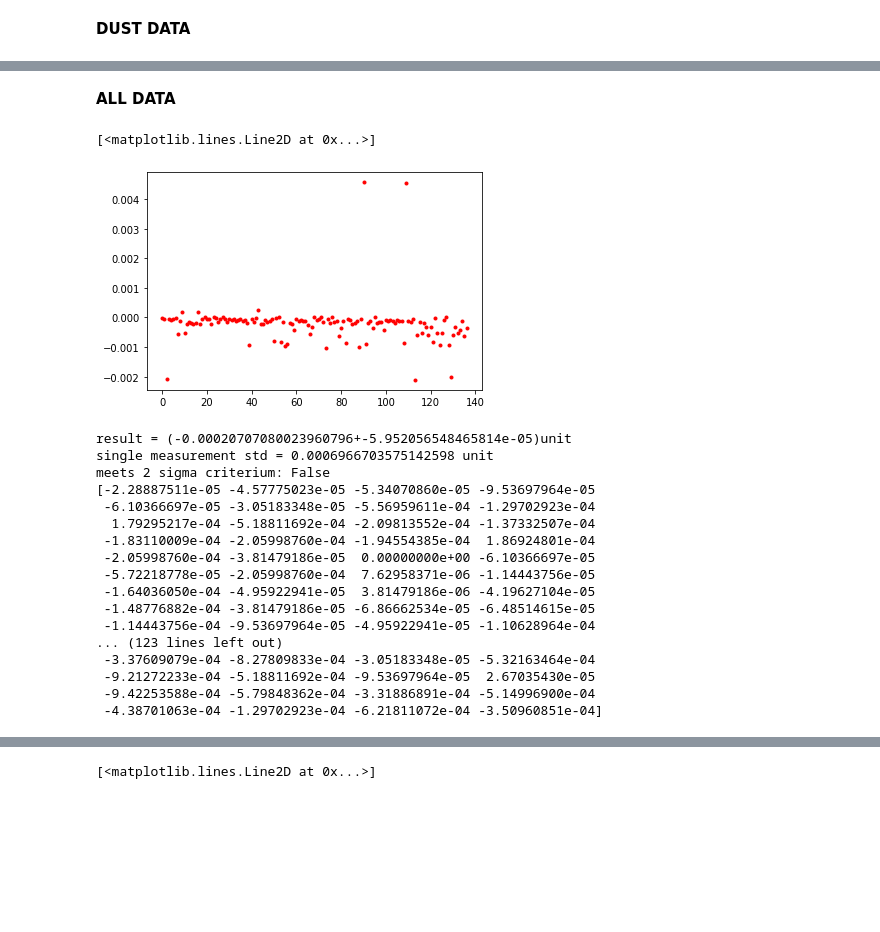
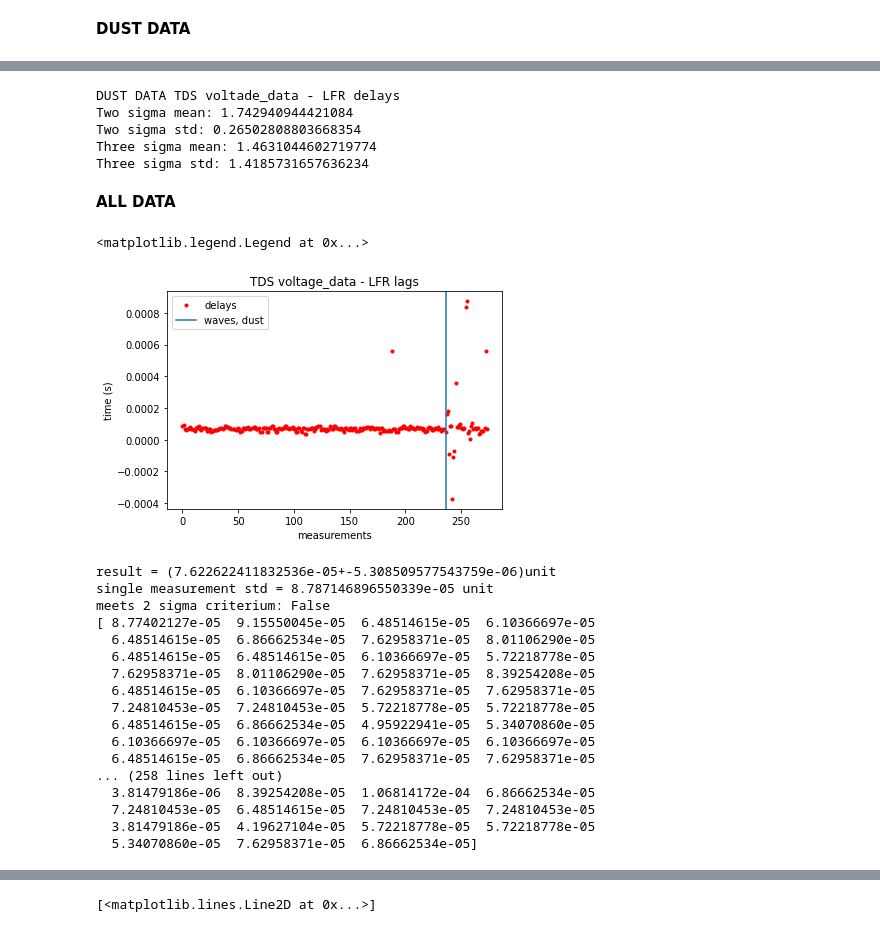
Before and after one commit to formanet415/tds-lfr_calibration, a Jupyter notebook: UPF_test2.ipynb, the cells around one changed output, grey strips where cells are left out. Saved outputs shown, nothing was run; the diff lists cells and outputs as text; code cells hidden in the pictures; blank space fills up the shorter version.

Commit message:
Evaluated new lag data
TDS voltage_data is 1.7+-0.3 LFR samples ahead of LFR

Previous analysis was wrong because the lag data was generated using old calibration of TDS voltage_data.

```diff
--- a/UPF_test2.ipynb
+++ b/UPF_test2.ipynb
@@ -59,7 +59,7 @@ def analyze(data, p=0.05):
 __WAVES DATA__
 # %%
 import scipy.io
-a = scipy.io.loadmat("wave lagsv2.mat")
+a = scipy.io.loadmat("wave lagsv3.mat")
 lags = a["lags"]
 # %%
 lsr = 24576
@@ -129,7 +151,7 @@ Three sigma std: 1.7252348760368694
 __DUST DATA__
 # %%
 import scipy.io
-a = scipy.io.loadmat("dust lagsv2.mat")
+a = scipy.io.loadmat("dust lagsv3.mat")
 dust_lags = a["dust_lags"]
 lsr = 24576
 lsp = 1/lsr
@@ -172,34 +228,54 @@ for i in dust_lags[0]:
+# %%
+print('DUST DATA TDS voltade_data - LFR delays')
+print('Two sigma mean: ' + str(np.mean(twosigma/lsp)))
+print('Two sigma std: ' + str(np.std(twosigma/lsp,ddof=1)))
+
+print('Three sigma mean: ' + str(np.mean(threesigma/lsp)))
+print('Three sigma std: ' + str(np.std(threesigma/lsp,ddof=1)))
+# %% [output]
+DUST DATA TDS voltade_data - LFR delays
+Two sigma mean: 1.742940944421084
+Two sigma std: 0.26502808803668354
+Three sigma mean: 1.4631044602719774
+Three sigma std: 1.4185731657636234
 # %% [markdown]
 __ALL DATA__
 # %%
-a = scipy.io.loadmat("wave lagsv2.mat")
+dlags = dust_lags.tolist()
+dlags = dlags[0]
+a = scipy.io.loadmat("wave lagsv3.mat")
 lags = a["lags"][0]
 data = np.array(lags.tolist() + dlags)
 # %%
 plt.plot(data, 'r.')
+plt.title('TDS voltage_data - LFR lags')
+plt.xlabel('measurements')
+plt.ylabel('time (s)')
+plt.axvline(len(lags))
+plt.legend(['delays', 'waves, dust'])
 # %% [output]
-[<matplotlib.lines.Line2D at 0x...>]
+<matplotlib.legend.Legend at 0x...>
-[figure, old version]
+[figure, new version]
 # %%
 [mu, sigma, sig, twosigma, threesigma, _, _] = analyze(data)
 # %% [output]
-result = (-0.00020707080023960796+-5.952056548465814e-05)unit
-single measurement std = 0.0006966703575142598 unit
+result = (7.622622411832536e-05+-5.308509577543759e-06)unit
+single measurement std = 8.787146896550339e-05 unit
 meets 2 sigma criterium: False
-[-2.28887511e-05 -4.57775023e-05 -5.34070860e-05 -9.53697964e-05
- -6.10366697e-05 -3.05183348e-05 -5.56959611e-04 -1.29702923e-04
-  1.79295217e-04 -5.18811692e-04 -2.09813552e-04 -1.37332507e-04
- -1.83110009e-04 -2.05998760e-04 -1.94554385e-04  1.86924801e-04
- -2.05998760e-04 -3.81479186e-05  0.00000000e+00 -6.10366697e-05
- -5.72218778e-05 -2.05998760e-04  7.62958371e-06 -1.14443756e-05
- -1.64036050e-04 -4.95922941e-05  3.81479186e-06 -4.19627104e-05
- -1.48776882e-04 -3.81479186e-05 -6.86662534e-05 -6.48514615e-05
- -1.14443756e-04 -9.53697964e-05 -4.95922941e-05 -1.10628964e-04
-... (123 lines left out)
- -3.37609079e-04 -8.27809833e-04 -3.05183348e-05 -5.32163464e-04
- -9.21272233e-04 -5.18811692e-04 -9.53697964e-05  2.67035430e-05
- -9.42253588e-04 -5.79848362e-04 -3.31886891e-04 -5.14996900e-04
- -4.38701063e-04 -1.29702923e-04 -6.21811072e-04 -3.50960851e-04]
+[ 8.77402127e-05  9.15550045e-05  6.48514615e-05  6.10366697e-05
+  6.48514615e-05  6.86662534e-05  7.62958371e-05  8.01106290e-05
+  6.48514615e-05  6.48514615e-05  6.10366697e-05  5.72218778e-05
+  7.62958371e-05  8.01106290e-05  7.62958371e-05  8.39254208e-05
+  6.48514615e-05  6.10366697e-05  7.62958371e-05  7.62958371e-05
+  7.24810453e-05  7.24810453e-05  5.72218778e-05  5.72218778e-05
+  6.48514615e-05  6.86662534e-05  4.95922941e-05  5.34070860e-05
+  6.10366697e-05  6.10366697e-05  6.10366697e-05  6.10366697e-05
+  6.48514615e-05  6.86662534e-05  7.62958371e-05  7.62958371e-05
+... (258 lines left out)
+  3.81479186e-06  8.39254208e-05  1.06814172e-04  6.86662534e-05
+  7.24810453e-05  6.48514615e-05  7.24810453e-05  7.24810453e-05
+  3.81479186e-05  4.19627104e-05  5.72218778e-05  5.72218778e-05
+  5.34070860e-05  7.62958371e-05  6.86662534e-05]
 # %%
 [IIImu, IIIsigma, IIIsig, twosigma, threesigma, _, _] = analyze(threesigma)
 # %% [output]
```
Also changed, not shown: parts of 19 cells of this notebook, 24 other files.
